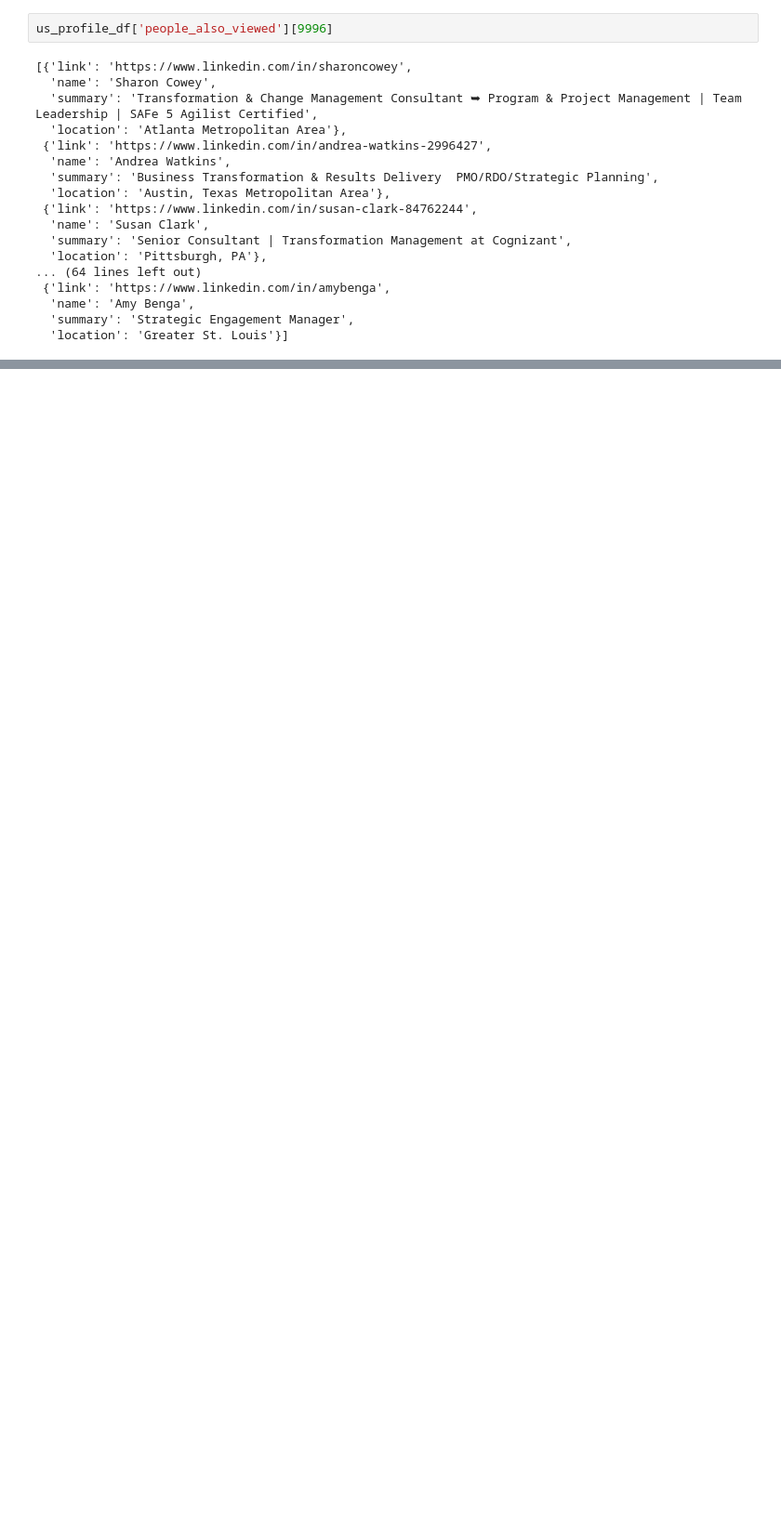
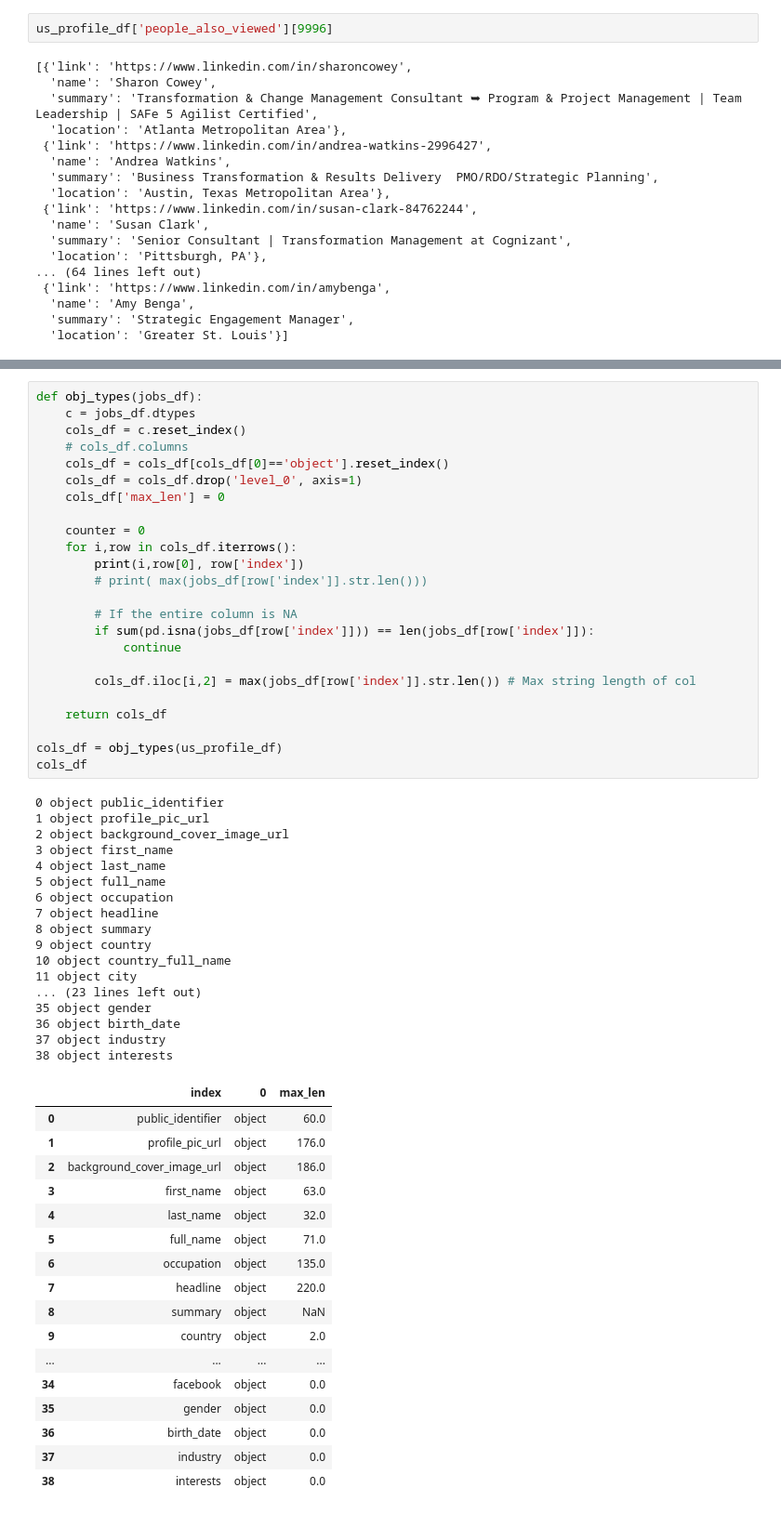
Before and after one commit to AbdullahAshfaq/LinkedInUnleashed, a Jupyter notebook: exploration/profile_data.ipynb, the cells around one changed output, grey strips where cells are left out. Shown: that part at 93% size. Saved outputs shown, nothing was run; the diff lists cells and outputs as text; blank space fills up the shorter version.

```diff
--- a/exploration/profile_data.ipynb
+++ b/exploration/profile_data.ipynb
@@ -109,0 +137,59 @@ us_profile_df['people_also_viewed'][9996]
+# %%
+def obj_types(jobs_df):
+    c = jobs_df.dtypes
+    cols_df = c.reset_index()
+    # cols_df.columns
+    cols_df = cols_df[cols_df[0]=='object'].reset_index()
+    cols_df = cols_df.drop('level_0', axis=1)
+    cols_df['max_len'] = 0
+
+    counter = 0
+    for i,row in cols_df.iterrows():
+        print(i,row[0], row['index'])
+        # print( max(jobs_df[row['index']].str.len()))
+
+        # If the entire column is NA
+        if sum(pd.isna(jobs_df[row['index']])) == len(jobs_df[row['index']]):
+            continue
+
+        cols_df.iloc[i,2] = max(jobs_df[row['index']].str.len()) # Max string length of col
+
+    return cols_df
+
+cols_df = obj_types(us_profile_df)
+cols_df
+# %% [output]
+0 object public_identifier
+1 object profile_pic_url
+2 object background_cover_image_url
+3 object first_name
+4 object last_name
+5 object full_name
+6 object occupation
+7 object headline
+8 object summary
+9 object country
+10 object country_full_name
+11 object city
+... (23 lines left out)
+35 object gender
+36 object birth_date
+37 object industry
+38 object interests
+|  | index | 0 | max_len |
+| 0 | public_identifier | object | 60.0 |
+| 1 | profile_pic_url | object | 176.0 |
+| 2 | background_cover_image_url | object | 186.0 |
+| 3 | first_name | object | 63.0 |
+| 4 | last_name | object | 32.0 |
+| 5 | full_name | object | 71.0 |
+| 6 | occupation | object | 135.0 |
+| 7 | headline | object | 220.0 |
+| 8 | summary | object | NaN |
+| 9 | country | object | 2.0 |
+| ... | ... | ... | ... |
+| 34 | facebook | object | 0.0 |
+| 35 | gender | object | 0.0 |
+| 36 | birth_date | object | 0.0 |
+| 37 | industry | object | 0.0 |
+| 38 | interests | object | 0.0 |
```
Also changed, not shown: parts of 4 cells of this notebook, 14 other files.
